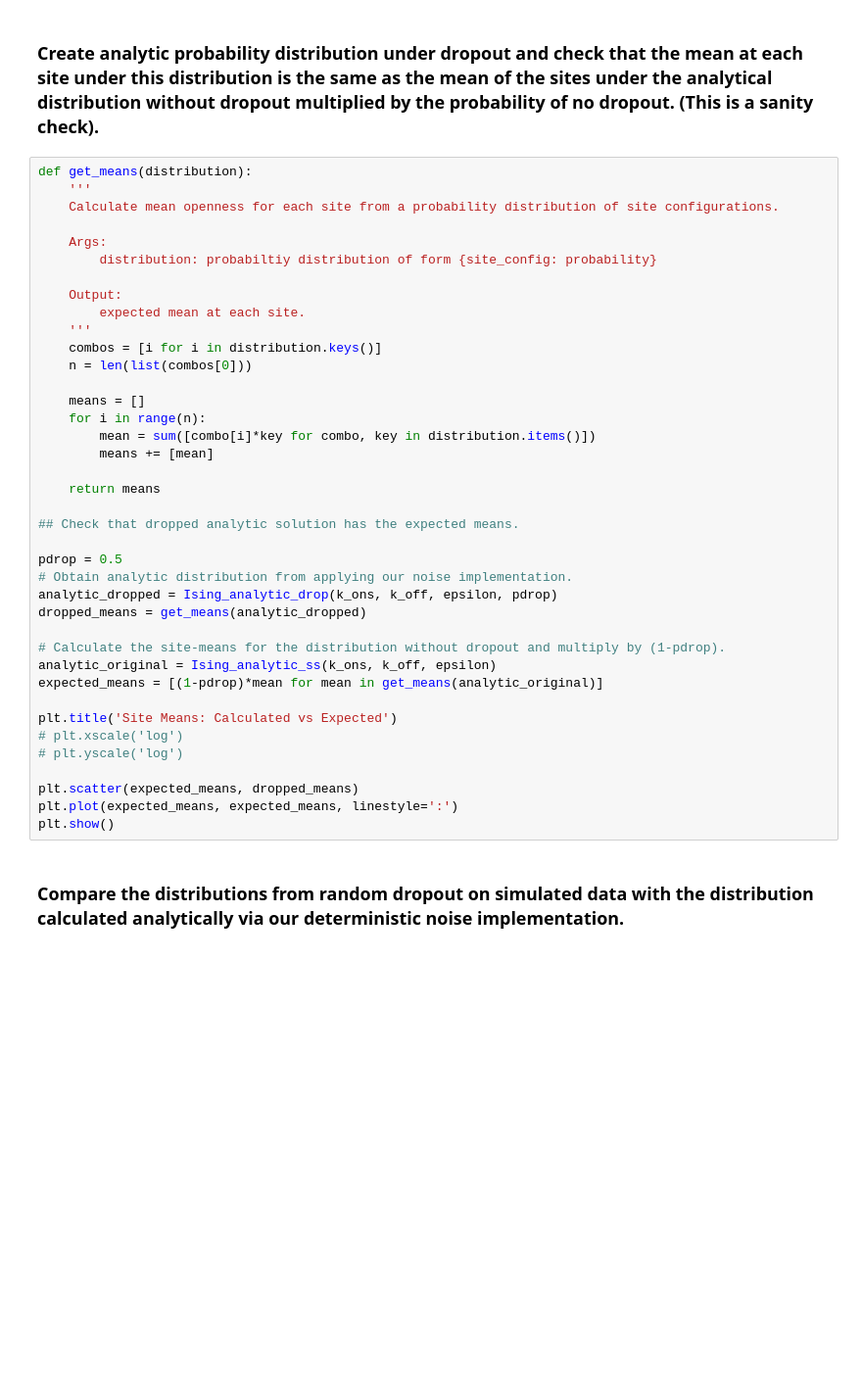
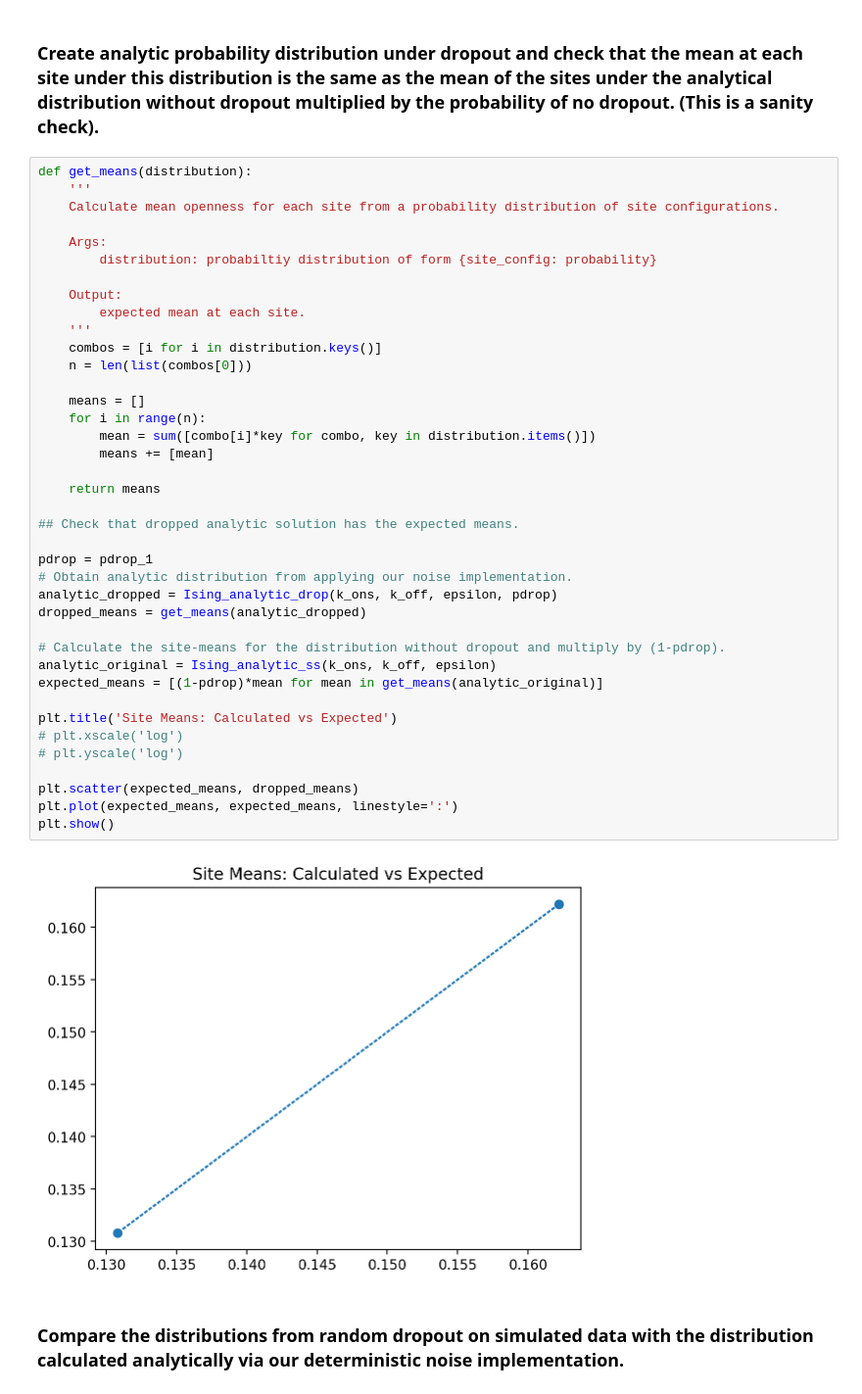
Before and after one commit to pachterlab/FGP_2023, a Jupyter notebook: noise.ipynb, the cells around one changed output. Shown at 98% size. Cells and saved outputs as stored; diff of their text form; blank space fills up the shorter version.

```diff
--- a/noise.ipynb
+++ b/noise.ipynb
@@ -288,34 +290,36 @@ def get_means(distribution):
     Output:
         expected mean at each site.
     '''
     combos = [i for i in distribution.keys()]
     n = len(list(combos[0]))
 
     means = []
     for i in range(n):
         mean = sum([combo[i]*key for combo, key in distribution.items()])
         means += [mean]
 
     return means
 
 ## Check that dropped analytic solution has the expected means.
 
-pdrop = 0.5
+pdrop = pdrop_1
 # Obtain analytic distribution from applying our noise implementation.
 analytic_dropped = Ising_analytic_drop(k_ons, k_off, epsilon, pdrop)
 dropped_means = get_means(analytic_dropped)
 
 # Calculate the site-means for the distribution without dropout and multiply by (1-pdrop).
 analytic_original = Ising_analytic_ss(k_ons, k_off, epsilon)
 expected_means = [(1-pdrop)*mean for mean in get_means(analytic_original)]
 
 plt.title('Site Means: Calculated vs Expected')
 # plt.xscale('log')
 # plt.yscale('log')
 
 plt.scatter(expected_means, dropped_means)
 plt.plot(expected_means, expected_means, linestyle=':')
 plt.show()
+# %% [output]
+[figure, added]
 # %% [markdown]
 ### Compare the distributions from random dropout on simulated data with the distribution calculated analytically via our deterministic noise implementation.
 # %%
```
Also changed, not shown: parts of 4 cells of this notebook.
